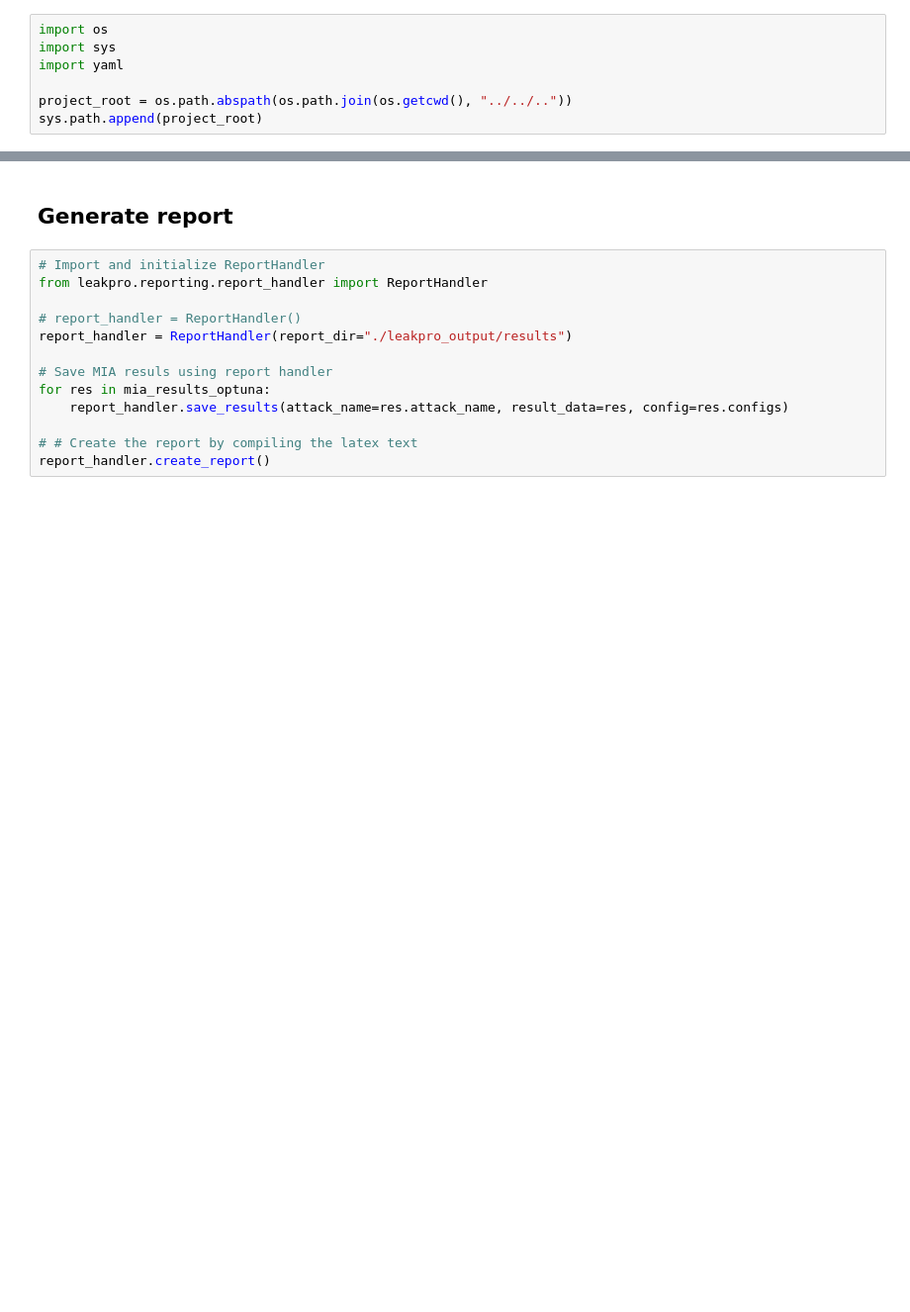
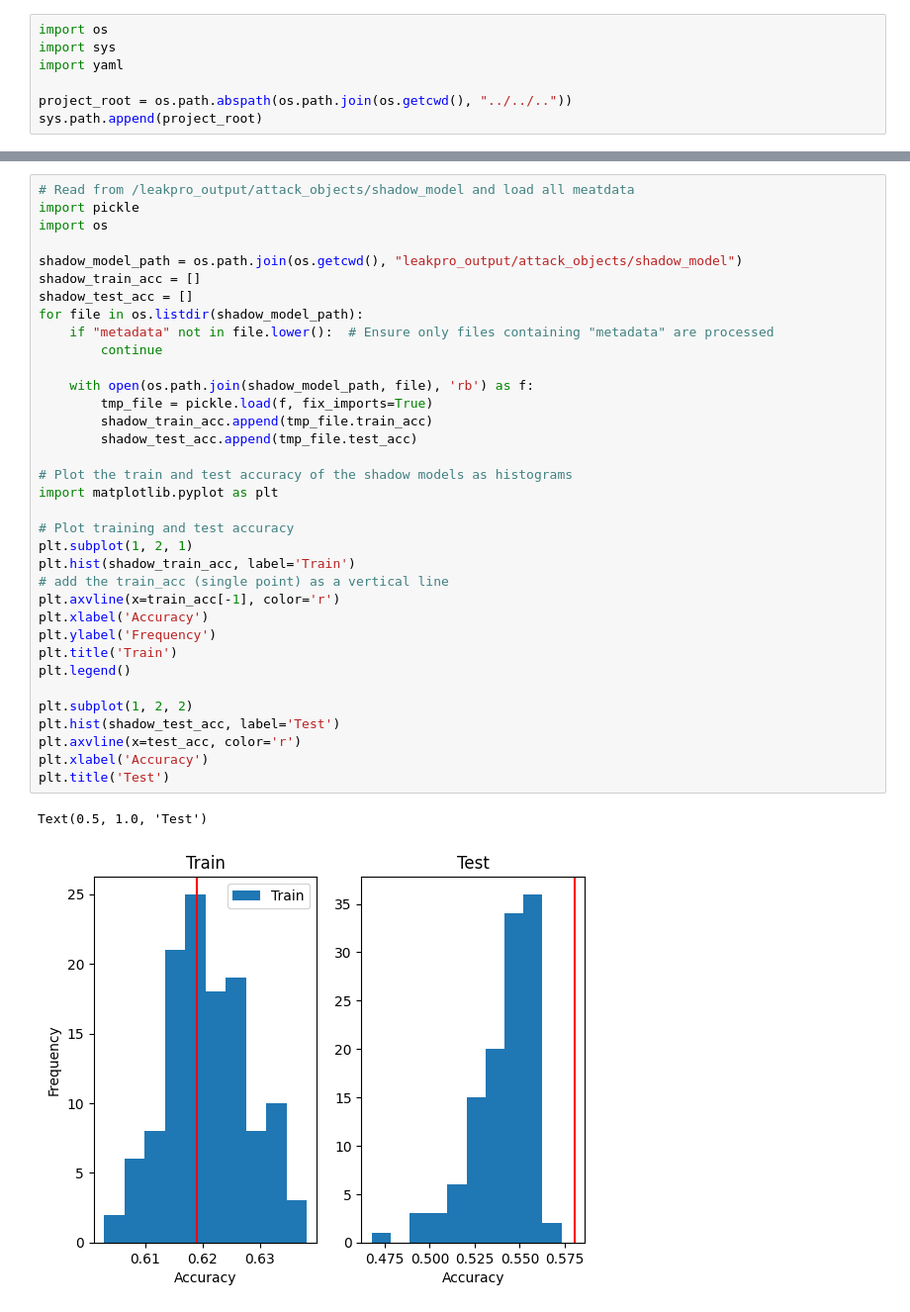
Before and after one commit to aidotse/LeakPro, a Jupyter notebook: examples/mia/cifar/cifar_main.ipynb, the cells around one changed output, grey strips where cells are left out. Shown at 99% size. Cells and saved outputs as stored; diff of their text form; blank space fills up the shorter version.

```diff
--- a/examples/mia/cifar/cifar_main.ipynb
+++ b/examples/mia/cifar/cifar_main.ipynb
@@ -80,15 +173,38 @@ mia_results_optuna = leakpro.run_audit(return_results=True, use_optuna=True)
-# %% [markdown]
-## Generate report
-# %%
-# Import and initialize ReportHandler
-from leakpro.reporting.report_handler import ReportHandler
-
-# report_handler = ReportHandler()
-report_handler = ReportHandler(report_dir="./leakpro_output/results")
-
-# Save MIA resuls using report handler
-for res in mia_results_optuna:
-    report_handler.save_results(attack_name=res.attack_name, result_data=res, config=res.configs)
-
-# # Create the report by compiling the latex text
-report_handler.create_report()
+# %%
+# Read from /leakpro_output/attack_objects/shadow_model and load all meatdata
+import pickle
+import os
+
+shadow_model_path = os.path.join(os.getcwd(), "leakpro_output/attack_objects/shadow_model")
+shadow_train_acc = []
+shadow_test_acc = []
+for file in os.listdir(shadow_model_path):
+    if "metadata" not in file.lower():  # Ensure only files containing "metadata" are processed
+        continue
+
+    with open(os.path.join(shadow_model_path, file), 'rb') as f:
+        tmp_file = pickle.load(f, fix_imports=True)
+        shadow_train_acc.append(tmp_file.train_acc)
+        shadow_test_acc.append(tmp_file.test_acc)
+
+# Plot the train and test accuracy of the shadow models as histograms
+import matplotlib.pyplot as plt
+
+# Plot training and test accuracy
+plt.subplot(1, 2, 1)
+plt.hist(shadow_train_acc, label='Train')
+# add the train_acc (single point) as a vertical line
+plt.axvline(x=train_acc[-1], color='r')
+plt.xlabel('Accuracy')
+plt.ylabel('Frequency')
+plt.title('Train')
+plt.legend()
+
+plt.subplot(1, 2, 2)
+plt.hist(shadow_test_acc, label='Test')
+plt.axvline(x=test_acc, color='r')
+plt.xlabel('Accuracy')
+plt.title('Test')
+# %% [output]
+Text(0.5, 1.0, 'Test')
+[figure, added]
```
Also changed, not shown: parts of 10 cells of this notebook, 10 other files.
